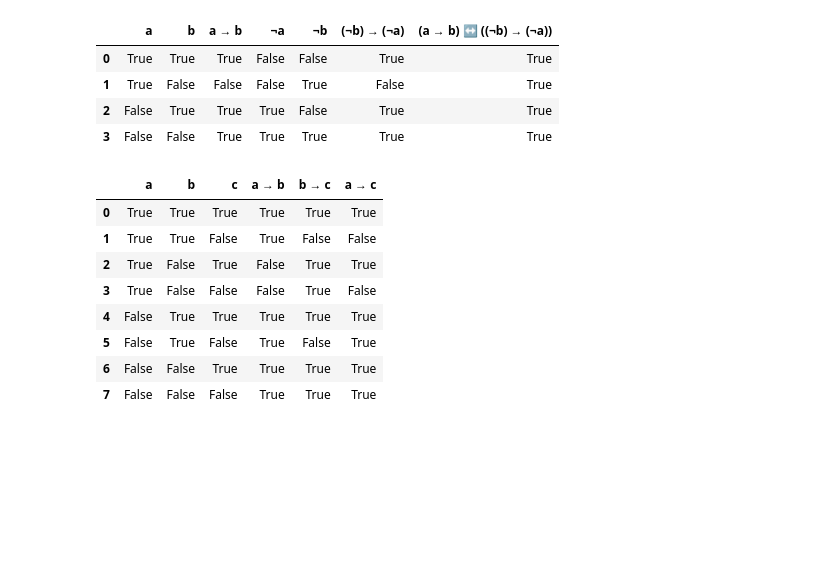
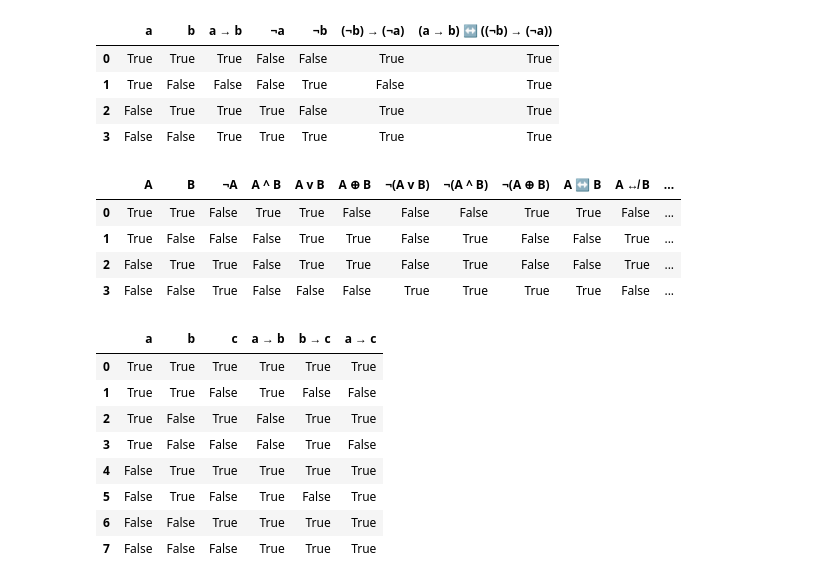
Before and after one commit to leomariga/pyTruthTable, a Jupyter notebook: logictable.ipynb, the cells around one changed output. Saved outputs shown, nothing was run; the diff lists cells and outputs as text; code cells hidden in the pictures; blank space fills up the shorter version.

```diff
--- a/logictable.ipynb
+++ b/logictable.ipynb
@@ -66,4 +66,29 @@ t_table.append("equals", 2, 5)
 | 1 | True | False | False | False | True | False | True |
 | 2 | False | True | True | True | False | True | True |
 | 3 | False | False | True | True | True | True | True |
+# %%
+df = pd.DataFrame({'A':[True, True, False, False],
+                   'B':[True, False, True, False]})
+
+t_table = ptt.PyTruthTable(df)
+
+t_table.append("not", 0)
+t_table.append("and", 0, 1)
+t_table.append("or", 0, 1)
+t_table.append("xor", 0, 1)
+t_table.append("nor", 0, 1)
+t_table.append("nand", 0, 1)
+t_table.append("xnor", 0, 1)
+t_table.append("equals", 0, 1)
+t_table.append("nequals", 0, 1)
+t_table.append("implies", 0, 1)
+t_table.append("nimplies", 0, 1)
+t_table.append("converse", 0, 1)
+t_table.append("nconverse", 0, 1)
+# %% [output]
+|  | A | B | ¬A | A ^ B | A v B | A ⊕ B | ¬(A v B) | ¬(A ^ B) | ¬(A ⊕ B) | A ↔ B | A ↮ B | ... |
+| 0 | True | True | False | True | True | False | False | False | True | True | False | ... |
+| 1 | True | False | False | False | True | True | False | True | False | False | True | ... |
+| 2 | False | True | True | False | True | True | False | True | False | False | True | ... |
+| 3 | False | False | True | False | False | False | True | True | True | True | False | ... |
 # %%
```
Also changed, not shown: parts of 1 cell of this notebook, 1 other file.
